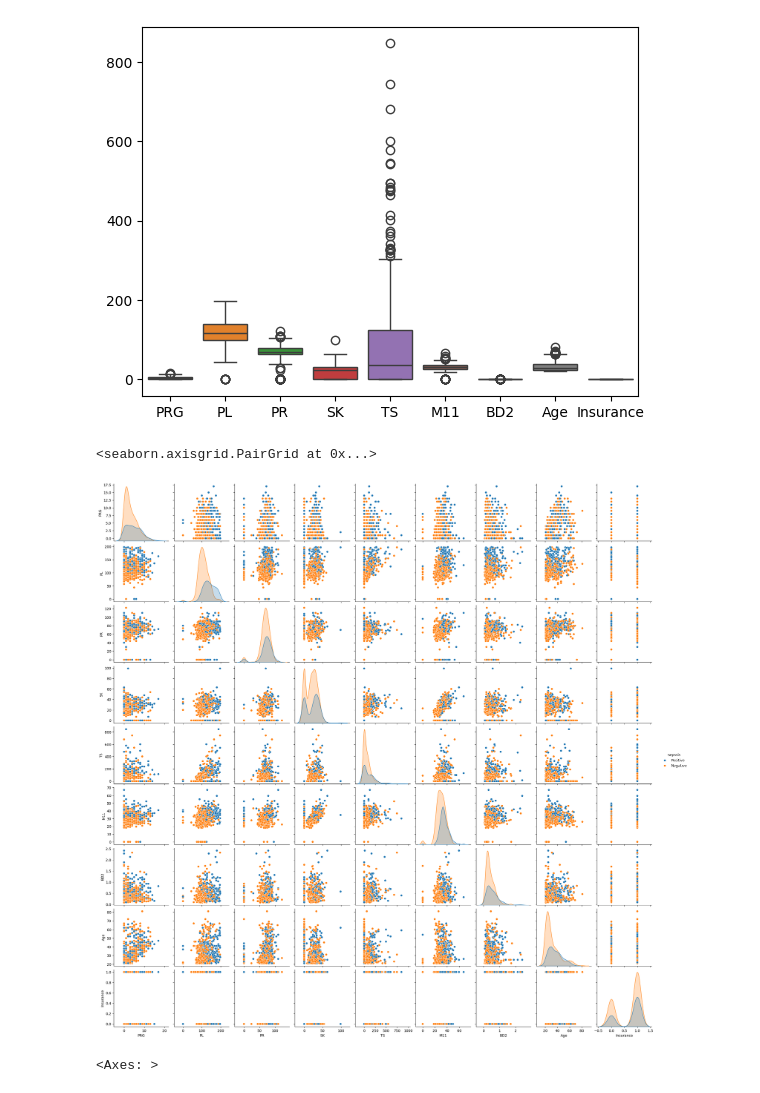
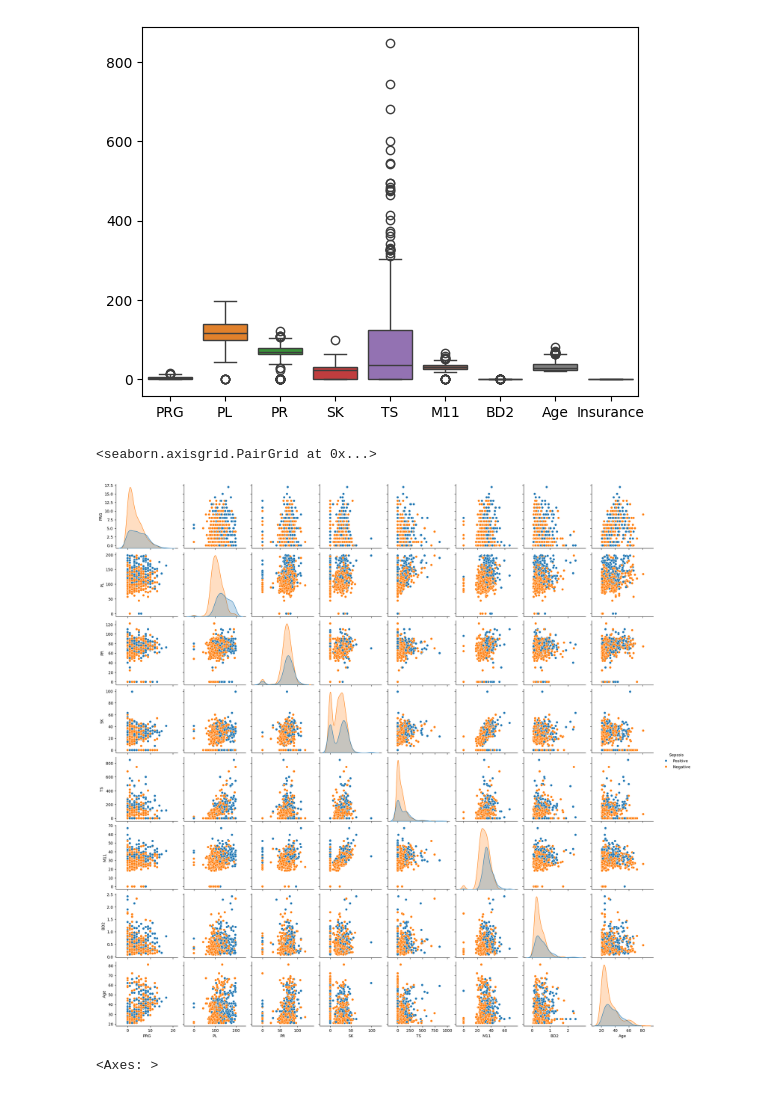
Before and after one commit to damzking/sepsissprediction2, a Jupyter notebook: dev/API_App.ipynb, the cells around one changed output. Saved outputs shown, nothing was run; the diff lists cells and outputs as text; code cells hidden in the pictures.

```diff
--- a/dev/API_App.ipynb
+++ b/dev/API_App.ipynb
@@ -164,6 +165,8 @@ np.int64(0)
 # %% [markdown]
 #### Univariate Analysis
 # %%
+pfiles_df_noid = pfiles_df.drop(['ID'], axis=1)
+
 plt.figure(figsize=(15, 15))
 
 for i, variable in enumerate(pfiles_df_noid):
@@ -234,10 +237,10 @@ sns.boxplot(data=pfiles_df_noid)
 <Axes: >
 [figure]
 # %%
-sns.pairplot(data=pfiles_df_noid, hue='Sepssis')
+sns.pairplot(data=pfiles_df_noid.drop(['Insurance'], axis=1), hue='Sepssis')
 # %% [output]
 <seaborn.axisgrid.PairGrid at 0x...>
-[figure, old version]
+[figure, new version]
 # %%
 plt.figure(figsize=(10, 10))
 sns.heatmap(data=pfiles_df_noid.drop(['Sepssis'], axis=1).corr(), annot=True)
```
Also changed, not shown: parts of 2 cells of this notebook, 2 other files.
